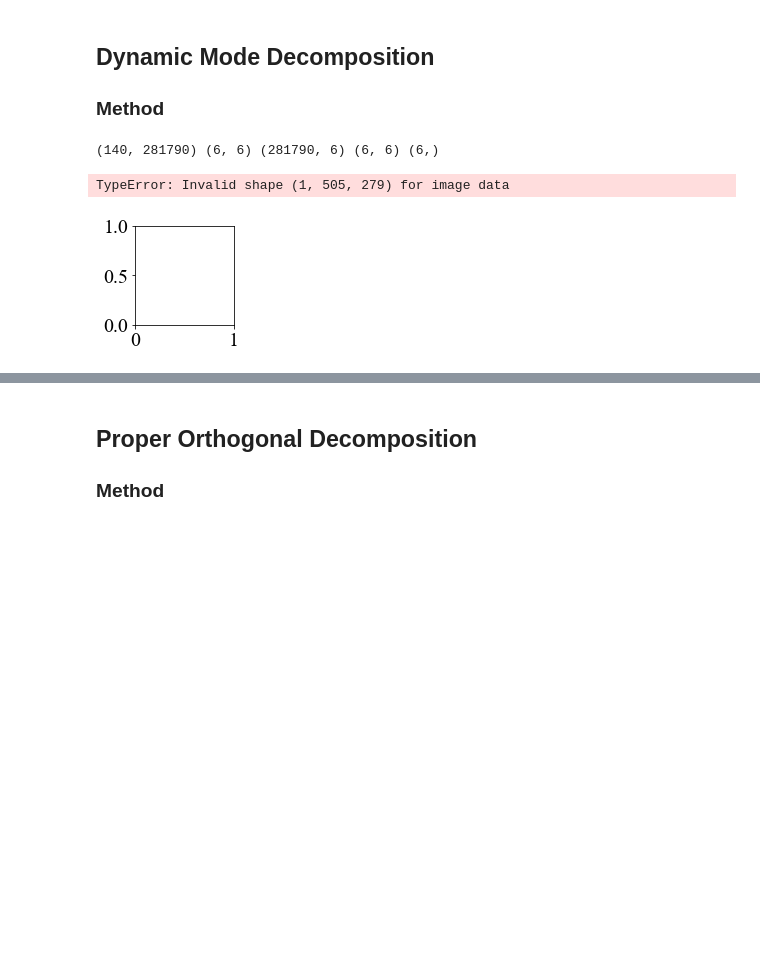
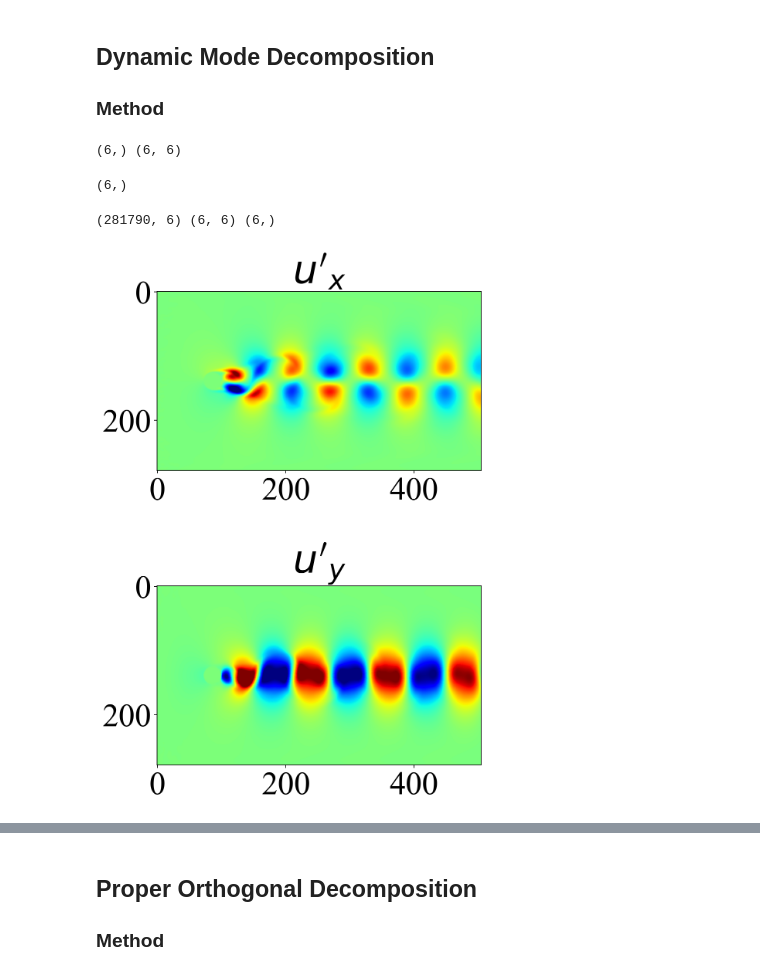
Before and after one commit to dlhallman/pod_hbnode, a Jupyter notebook: doc/VKS.ipynb, the cells around one changed output, grey strips where cells are left out. Drawn from its saved outputs; the diff is of its cells as text; code cells hidden in the pictures; blank space fills up the shorter version.

```diff
--- a/doc/VKS.ipynb
+++ b/doc/VKS.ipynb
@@ -39,7 +39,7 @@ from sci.lib.vis.reconstruct import *
 
 # SETTINGS
 plt.rcParams['font.family'] = 'Times New Roman'
-plt.rcParams.update({'font.size':20})
+plt.rcParams.update({'font.size':28})
 DPI = 60
 
 #GLOBALS
@@ -105,54 +107,58 @@ def DMD(X, Xp, modes):
 
     return Atilde, Ur, Phi, Lambda, b
+# %%
+s_ind = 100
+e_ind = 200
 # %%
-s_ind = 0
-e_ind = 140
-# velocity in x
 var1 = vks[:, :, s_ind:e_ind, 0]
 var1 = np.moveaxis(var1, [0, 1, 2], [1, 2, 0])
 
-# velocity in y
 var2 = vks[:, :, s_ind:e_ind, 1]
 var2 = np.moveaxis(var2, [0, 1, 2], [1, 2, 0])
-# reshape
-shape = var1.shape
-# taking the temporal mean of snapshots
+
 var1_mean = np.mean(var1, axis=0)[np.newaxis, ...]
 var2_mean = np.mean(var2, axis=0)[np.newaxis, ...]
 
-# fluctuating components: taking U-Um
-var1 = var1 - var1_mean
-var2 = var2 - var2_mean
+var1 = var1-var1_mean
+var2 = var2-var2_mean
 
-# return copies
-var1_copy = np.copy(var1)
-var2_copy = np.copy(var2)
+var1_copy = var1.copy()
+var2_copy = var2.copy()
 
-# Reshaping to create snapshot matrix Y with dimension [time, NxM]
 shape = var1.shape
 var1 = var1.reshape(shape[0], shape[1] * shape[2])
 var2 = var2.reshape(shape[0], shape[1] * shape[2])
 Y = np.hstack((var1, var2))
 
-Atilde, Ur, Phi, Lambda, b = DMD(Y[:-1,:], Y[1:,:], 6)
+Ux_DMD = var1.copy()
+Uy_DMD = var2.copy()
+
+Atilde, Ur, Phi, Lambda, b = DMD(Y[:-1,:].T, Y[1:,:].T, 6)
+# %% [output]
+(6,) (6, 6)
+# %%
+print(b.shape)
+# %% [output]
+(6,)
 # %%
-print(Y.shape, Atilde.shape, Ur.shape, Lambda.shape, b.shape)
-xr = Atilde@Ur.T@Y[-1,:]
+n = 20
+print(Phi.shape, Lambda.shape, b.shape)
+x = np.real(Phi@Lambda@b)
+Nxy = shape[1]*shape[2]
+vx = x[:Nxy].reshape(shape[1],shape[2])
+vy = x[Nxy:].reshape(shape[1],shape[2])
 
-x = Ur@xr
-Nxy = shape[1]*shape[2]
-vx = (x[:Nxy].reshape(shape[1],shape[2])+var1_mean)
-vy = (x[Nxy:].reshape(shape[1],shape[2])+var2_mean)
+plt.rcParams['font.size'] = 38
 
-plt.figure()
-plt.subplot(221)
-plt.imshow(vx, origin='upper', cmap='jet', vmin =-.4, vmax = .4)
-plt.title('ROM U_x')
+plt.figure(figsize=(10,10), tight_layout=True, dpi=160)
+plt.subplot(211)
+plt.imshow(var1_copy[99].T, origin='upper', cmap='jet', vmin =-.4, vmax = .4)
+plt.title('$u\'_x$')
 
-plt.subplot(222)
-plt.imshow(vy, origin='upper', cmap='jet', vmin =-.4, vmax = .4)
-plt.title('True U_x')
+plt.subplot(212)
+plt.imshow(var2_copy[99].T, origin='upper', cmap='jet', vmin =-.4, vmax = .4)
+plt.title('$u\'_y$')
+plt.savefig('../out/VKS/true_200.pdf', format="pdf", bbox_inches="tight")
 # %% [output]
-(140, 281790) (6, 6) (281790, 6) (6, 6) (6,)
+(281790, 6) (6, 6) (6,)
-TypeError: Invalid shape (1, 505, 279) for image data
-[figure, old version]
+[figure, new version]
```
Also changed, not shown: parts of 12 cells of this notebook, 26 other files.
